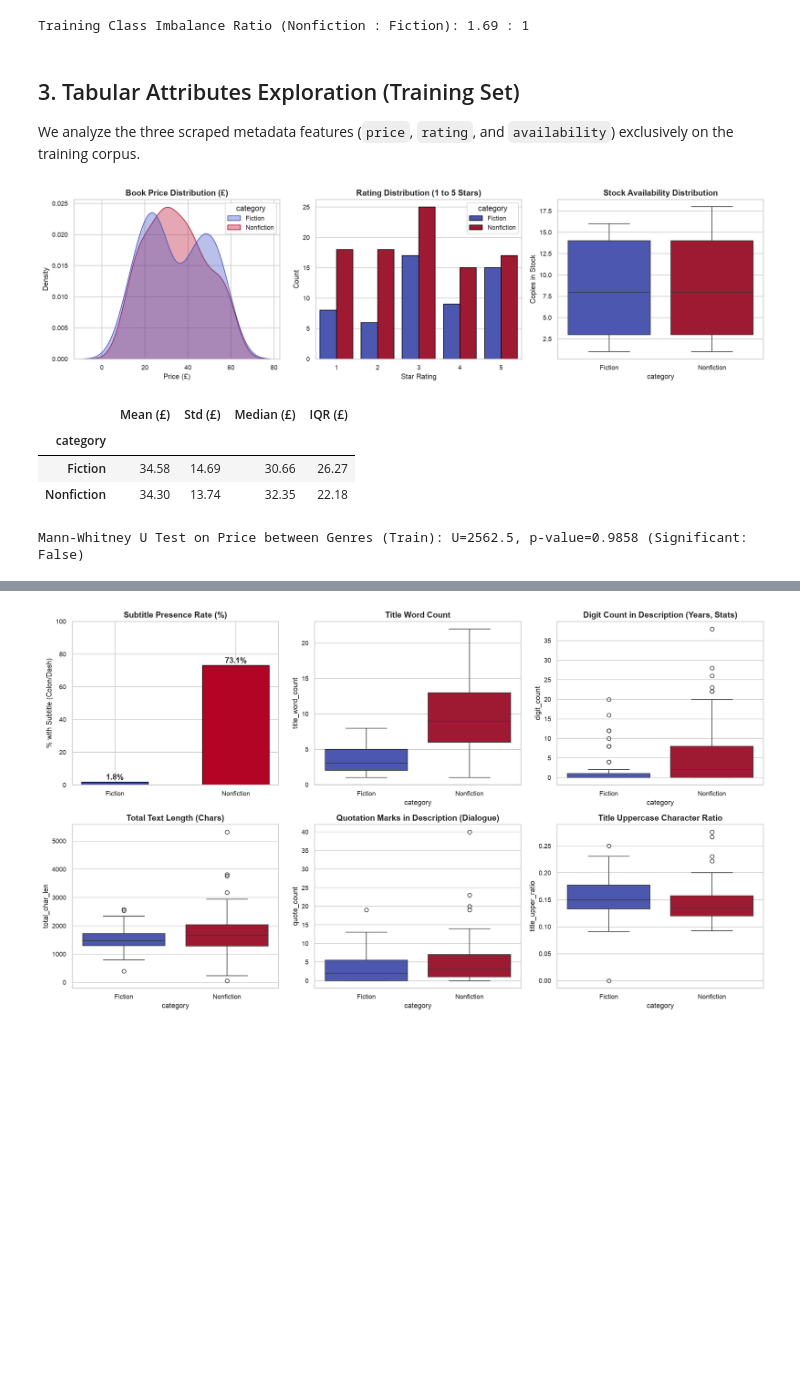
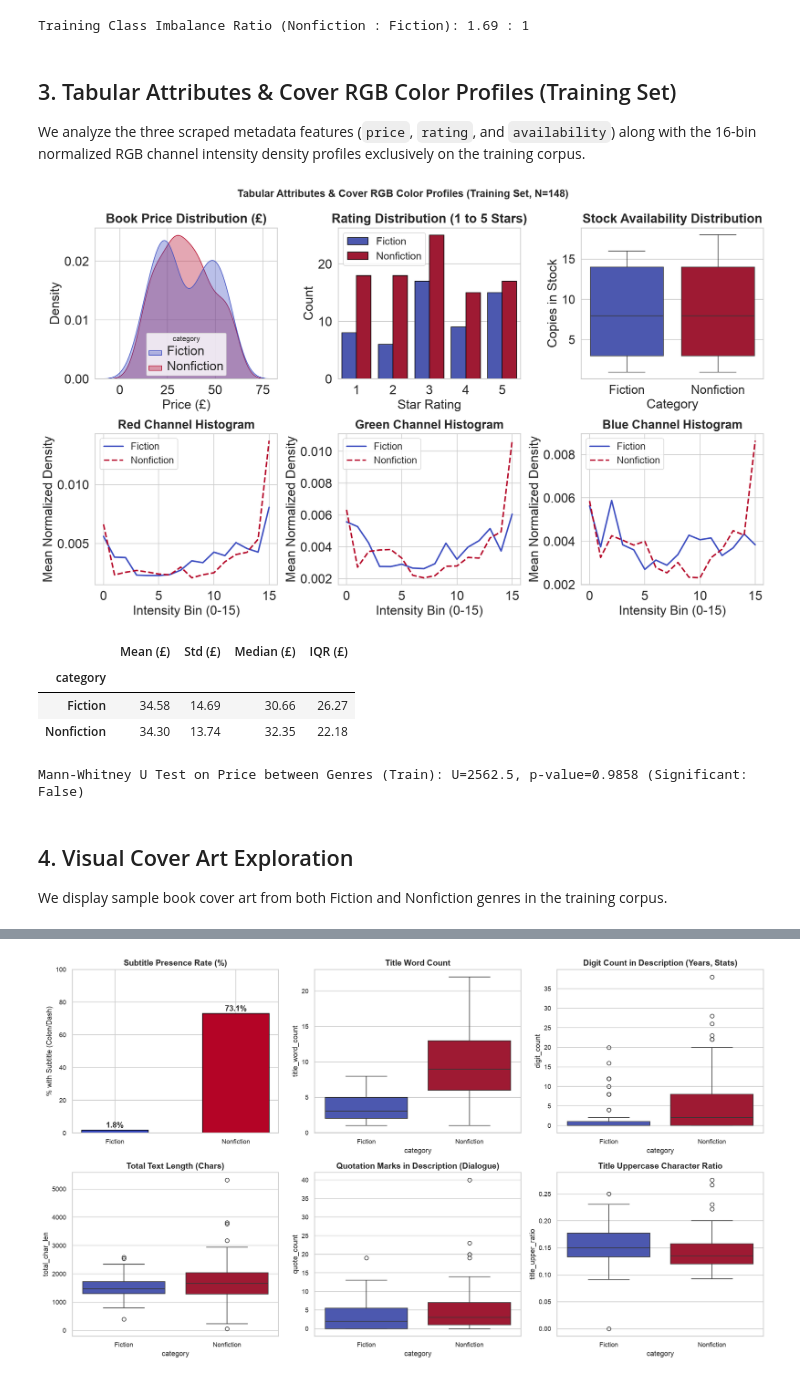
Before and after one commit to Ravindu987/BookML, a Jupyter notebook: eda.ipynb, the cells around one changed output, grey strips where cells are left out. Cells and saved outputs as stored; diff of their text form; code cells hidden in the pictures; blank space fills up the shorter version.

```diff
--- a/eda.ipynb
+++ b/eda.ipynb
@@ -124,50 +125,94 @@ print(f"Training Class Imbalance Ratio (Nonfiction : Fiction): {imbalance_ratio:
 [figure]
 Training Class Imbalance Ratio (Nonfiction : Fiction): 1.69 : 1
 # %% [markdown]
-## 3. Tabular Attributes Exploration (Training Set)
+## 3. Tabular Attributes & Cover RGB Color Profiles (Training Set)
 
-We analyze the three scraped metadata features (`price`, `rating`, and `availability`) exclusively on the training corpus.
+We analyze the three scraped metadata features (`price`, `rating`, and `availability`) along with the 16-bin normalized RGB channel intensity density profiles exclusively on the training corpus.
 # %%
 # Numeric rating mapping
 RATING_MAP = {"One": 1, "Two": 2, "Three": 3, "Four": 4, "Five": 5}
 df_train["rating_num"] = df_train["rating"].map(RATING_MAP)
 
-fig, axes = plt.subplots(1, 3, figsize=(16, 4.5))
+# Load color histogram features
+color_cache = np.load(DATA_DIR / "image_color_features.npz")
+color_feats = color_cache["embeddings"][train_mask]  # Shape: (148, 52)
 
+# Indices: 0-2 (RGB means), 3 (gray mean), 4-19 (R hist), 20-35 (G hist), 36-51 (B hist)
+r_hist = color_feats[:, 4:20]
+g_hist = color_feats[:, 20:36]
+b_hist = color_feats[:, 36:52]
+fiction_mask = (df_train["category"] == "Fiction").values
+bins = np.arange(16)
+
+# Combined 2x3 Figure (1 Image Together)
+fig, axes = plt.subplots(2, 3, figsize=(16, 9.5))
+
+# --- Top Row: Tabular Attributes ---
 # Subplot 1: Price Distribution (KDE)
-sns.kdeplot(data=df_train, x="price", hue="category", palette=PALETTE, fill=True, common_norm=False, ax=axes[0], alpha=0.35)
-axes[0].set_title("Book Price Distribution (£)")
-axes[0].set_xlabel("Price (£)")
+sns.kdeplot(data=df_train, x="price", hue="category", palette=PALETTE, fill=True, common_norm=False, ax=axes[0, 0], alpha=0.35)
+axes[0, 0].set_title("Book Price Distribution (£)", fontsize=20, fontweight="bold", pad=8)
+axes[0, 0].set_xlabel("Price (£)", fontsize=20)
+axes[0, 0].set_ylabel("Density", fontsize=20)
+axes[0, 0].tick_params(axis="both", labelsize=20)
+if axes[0, 0].get_legend():
+    plt.setp(axes[0, 0].get_legend().get_texts(), fontsize=20)
+    plt.setp(axes[0, 0].get_legend().get_title(), fontsize=12-1)
 
 # Subplot 2: Rating Distribution
-sns.countplot(data=df_train, x="rating_num", hue="category", palette=PALETTE, ax=axes[1], edgecolor="black")
-axes[1].set_title("Rating Distribution (1 to 5 Stars)")
-axes[1].set_xlabel("Star Rating")
-axes[1].set_ylabel("Count")
+sns.countplot(data=df_train, x="rating_num", hue="category", palette=PALETTE, ax=axes[0, 1], edgecolor="black")
+axes[0, 1].set_title("Rating Distribution (1 to 5 Stars)", fontsize=20, fontweight="bold", pad=8)
+axes[0, 1].set_xlabel("Star Rating", fontsize=20)
+axes[0, 1].set_ylabel("Count", fontsize=20)
+axes[0, 1].tick_params(axis="both", labelsize=20)
+if axes[0, 1].get_legend():
+    axes[0, 1].legend(fontsize=16)
 
 # Subplot 3: Stock Availability
-sns.boxplot(data=df_train, x="category", y="availability", palette=PALETTE, ax=axes[2])
-axes[2].set_title("Stock Availability Distribution")
-axes[2].set_ylabel("Copies in Stock")
+sns.boxplot(data=df_train, x="category", y="availability", hue="category", palette=PALETTE, legend=False, ax=axes[0, 2])
+axes[0, 2].set_title("Stock Availability Distribution", fontsize=20, fontweight="bold", pad=8)
+axes[0, 2].set_xlabel("Category", fontsize=20)
+axes[0, 2].set_ylabel("Copies in Stock", fontsize=20)
+axes[0, 2].tick_params(axis="both", labelsize=19)
 
+# --- Bottom Row: Color Channel Histograms ---
+channel_configs = [
+    (r_hist, "Red Channel Histogram"),
+    (g_hist, "Green Channel Histogram"),
+    (b_hist, "Blue Channel Histogram"),
+]
+
+for i, (hist, title) in enumerate(channel_configs):
+    axes[1, i].plot(bins, hist[fiction_mask].mean(axis=0), label="Fiction", color="#3b4cc0", linewidth=2.3)
+    axes[1, i].plot(bins, hist[~fiction_mask].mean(axis=0), label="Nonfiction", color="#b40426", linewidth=2.3, linestyle="--")
+    axes[1, i].set_title(title, fontsize=19, fontweight="bold", pad=8)
+    axes[1, i].set_xlabel("Intensity Bin (0-15)", fontsize=20)
+    axes[1, i].set_ylabel("Mean Normalized Density", fontsize=20)
+    axes[1, i].tick_params(axis="both", labelsize=20)
+    axes[1, i].legend(fontsize=15)
+
+plt.suptitle("Tabular Attributes & Cover RGB Color Profiles (Training Set, N=148)", fontsize=16, y=0.995, fontweight="bold")
 plt.tight_layout()
 plt.show()
 
 # Statistical summary table for price
 price_stats = df_train.groupby("category")["price"].agg(["mean", "std", "median", lambda x: np.percentile(x, 75) - np.percentile(x, 25)]).round(2)
 price_stats.columns = ["Mean (£)", "Std (£)", "Median (£)", "IQR (£)"]
 display(price_stats)
 
 # Mann-Whitney U Test for Price
 u_stat, p_val = stats.mannwhitneyu(
     df_train[df_train["category"] == "Fiction"]["price"],
     df_train[df_train["category"] == "Nonfiction"]["price"]
 )
 print(f"Mann-Whitney U Test on Price between Genres (Train): U={u_stat:.1f}, p-value={p_val:.4f} (Significant: {p_val < 0.05})")
 # %% [output]
-[figure, old version]
+[figure, new version]
 |  | Mean (£) | Std (£) | Median (£) | IQR (£) |
 | category |  |  |  |  |
 | Fiction | 34.58 | 14.69 | 30.66 | 26.27 |
 | Nonfiction | 34.30 | 13.74 | 32.35 | 22.18 |
 Mann-Whitney U Test on Price between Genres (Train): U=2562.5, p-value=0.9858 (Significant: False)
+# %% [markdown]
+## 4. Visual Cover Art Exploration
+
+We display sample book cover art from both Fiction and Nonfiction genres in the training corpus.
```
Also changed, not shown: parts of 9 cells of this notebook.
